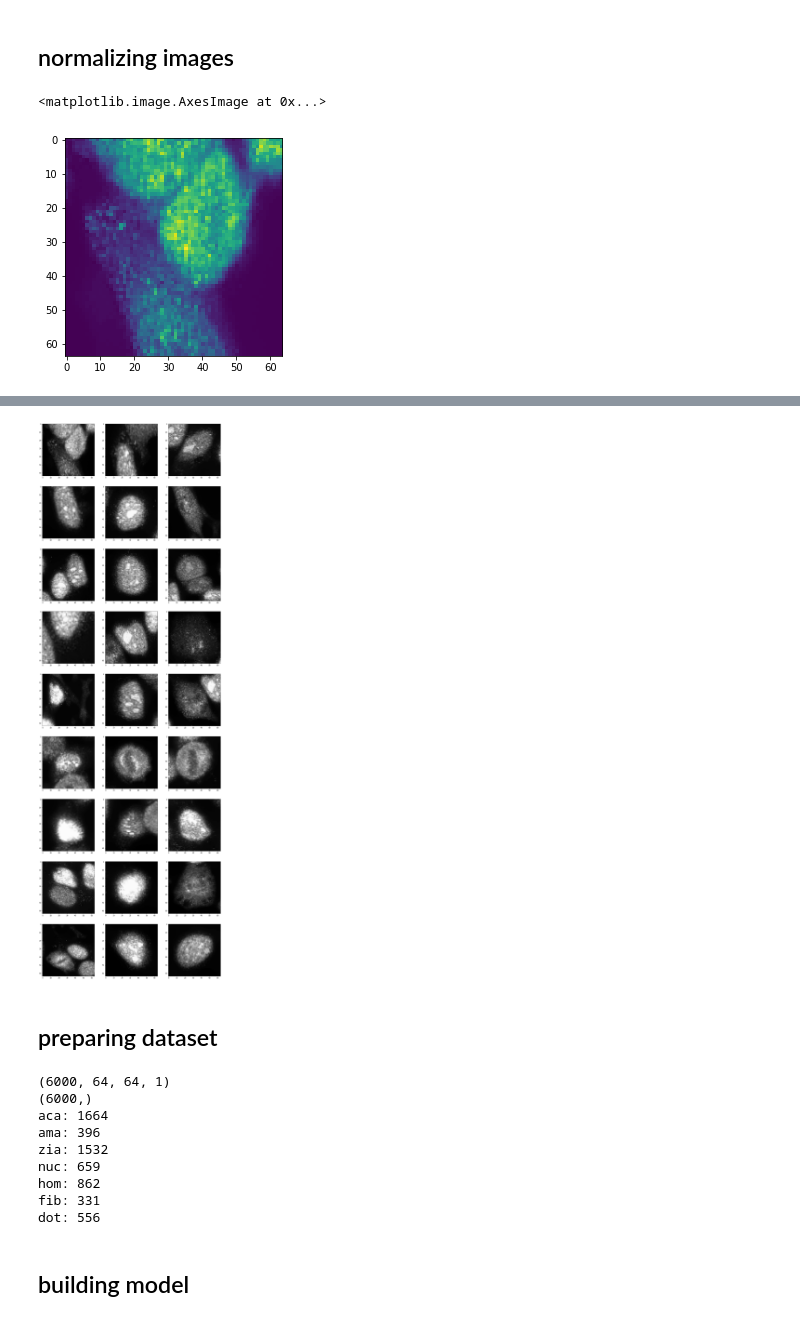
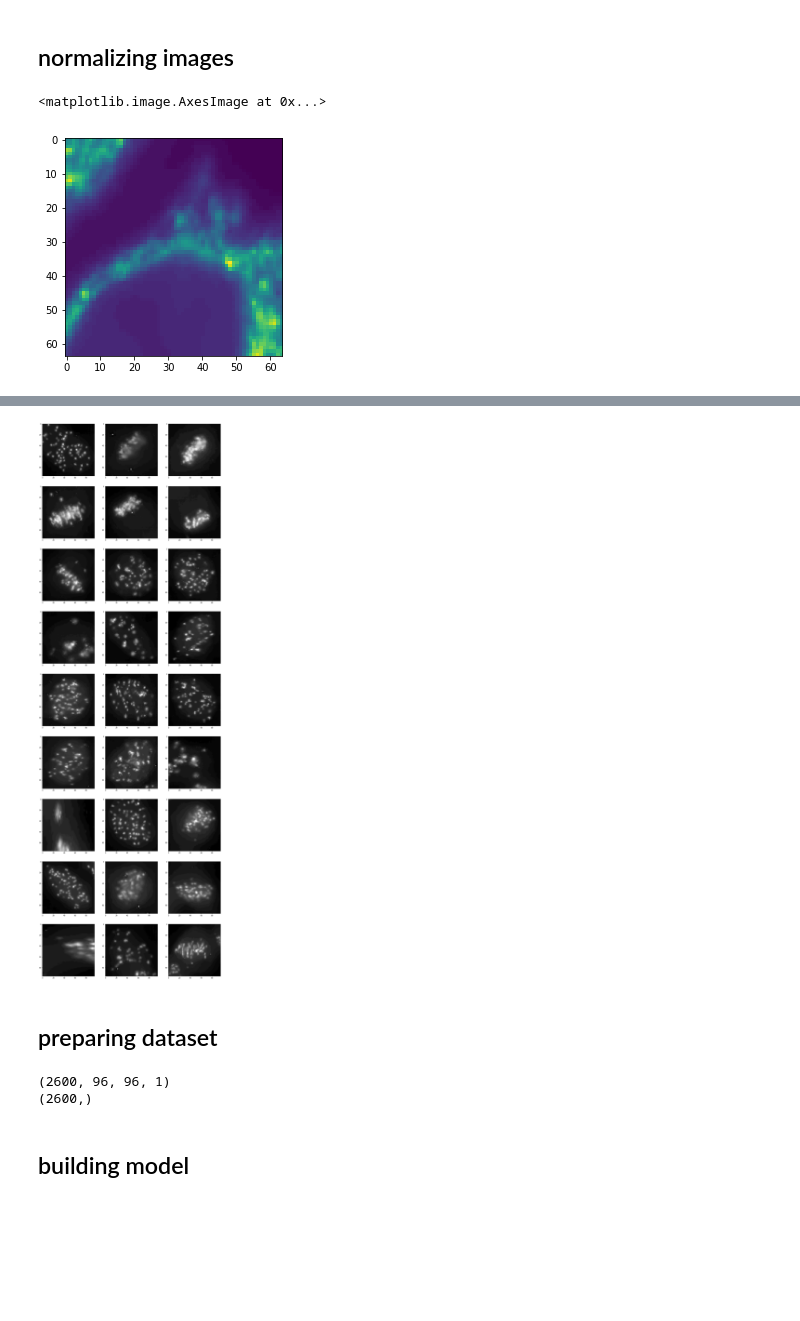
Before and after one commit to mszpyrka/AGH-AntinuclearAntibodiesClassification, a Jupyter notebook: basic-classification-convnet.ipynb, the cells around one changed output, grey strips where cells are left out. Cells and saved outputs as stored; diff of their text form; code cells hidden in the pictures; blank space fills up the shorter version.

```diff
--- a/basic-classification-convnet.ipynb
+++ b/basic-classification-convnet.ipynb
@@ -18,31 +18,19 @@ from hep2_classification.presentation import display_grid, ImagePlotter
 
 data_dir = '../data/segmented/'
 
-class_dict = {
-    'aca': 0,
-    'ama': 1,
-    'zia': 2,
-    'nuc': 3,
-    'hom': 4,
-    'fib': 5,
-    'dot': 6
-
-}
+def core_name(file):
+    return file.split('/')[-1].split('-')[0]
 
 files = [os.path.join(data_dir, f) for f in os.listdir(data_dir) if 'NEG' not in f]
 
-files_classes = []
+cells_dict = {}
+
 for f in files:
-    for k in class_dict.keys():
-        if k.upper() in f:
-            files_classes.append(class_dict[k])
+    results = SegmentationResult.load(f)
+    name = core_name(f)
+    cells_list = cells_dict.get(name, [])
+    cells_dict[name] = cells_list + list(results.cells)
 
-results = [SegmentationResult.load(f) for f in files]
-cells = []
-classes = []
-
-for c, r in zip(files_classes, results):
-    new_cells = list(r.cells)
-    cells = cells + new_cells
-    classes = classes + len(new_cells) * [c]
+for name, cells in cells_dict.items():
+    print(name, len(cells))
 # %% [output]
@@ -60,17 +51,21 @@ display_grid(cells[:9], ImagePlotter())
 ## normalizing images
 # %%
 def prepare(img, target_size):
+
     return cv2.resize(img, target_size) / 255
 
 plt.imshow(prepare(cells[0], target_size=(64, 64)))
 # %% [output]
 <matplotlib.image.AxesImage at 0x...>
-[figure, old version]
+[figure, new version]
 # %%
 %%time
 
-size = (64, 64)
+size = (96, 96)
 
-cells_scaled = [prepare(i, target_size=size) for i in cells]
-display_grid(cells_scaled[:27], ImagePlotter())
+cells_scaled = {
+    name: [prepare(i, target_size=size) for i in cells]
+    for name, cells in cells_dict.items()
+}
+display_grid(cells_scaled['ACA'][:27], ImagePlotter())
 # %% [output]
@@ -79,23 +74,18 @@ Wall time: 582 ms
-[figure, old version]
+[figure, new version]
 # %% [markdown]
 ## preparing dataset
 # %%
-X = np.array(cells_scaled)
+samples_per_class = 650
+classes = ['ACA', 'ZIA', 'HOM', 'NUC']
+
+X = np.concatenate([cells_scaled[c][:samples_per_class] for c in classes])
 X = np.expand_dims(X, axis=3)
 print(X.shape)
 
-y = np.array(classes)
+y = np.concatenate([[i] * samples_per_class for i in range(len(classes))])
 print(y.shape)
 
-for k, v in class_dict.items():
-    print(f'{k}: {len(y[y == v])}')
+dataset = X, y
 # %% [output]
-(6000, 64, 64, 1)
-(6000,)
-aca: 1664
-ama: 396
-zia: 1532
-nuc: 659
-hom: 862
-fib: 331
-dot: 556
+(2600, 96, 96, 1)
+(2600,)
```
Also changed, not shown: parts of 13 cells of this notebook.
